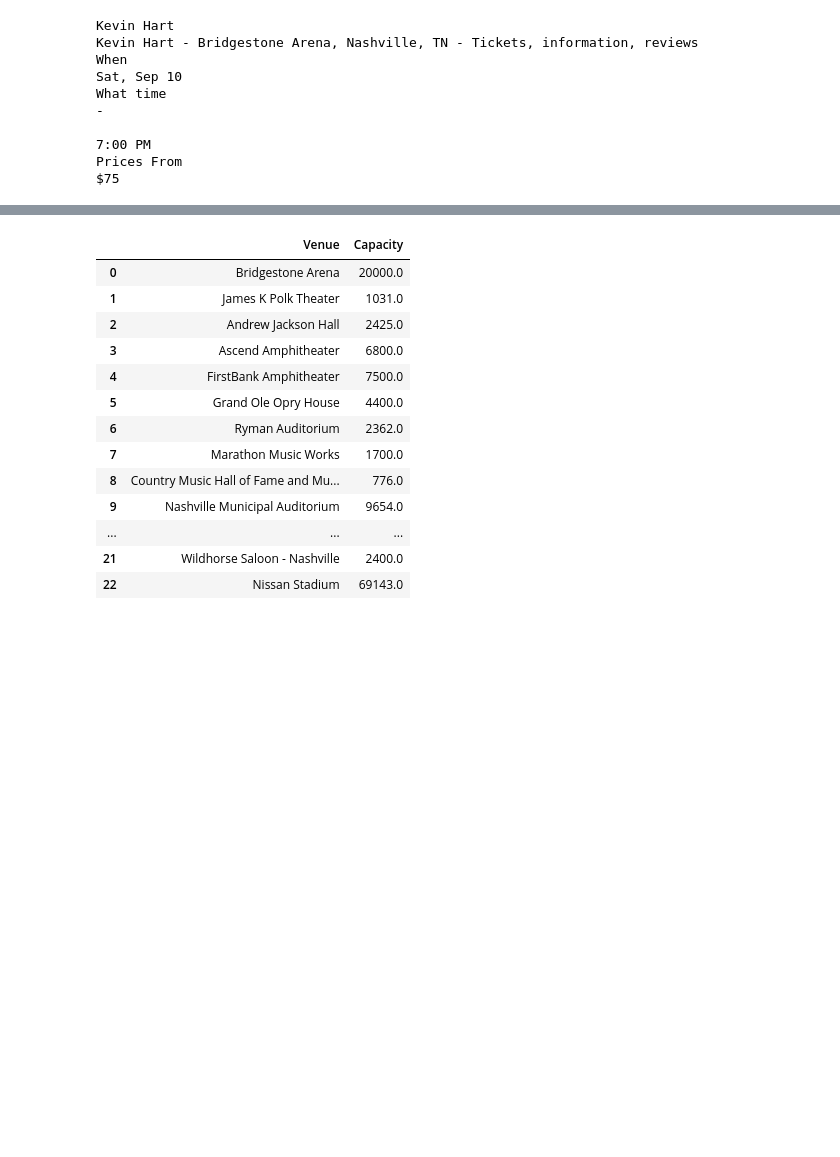
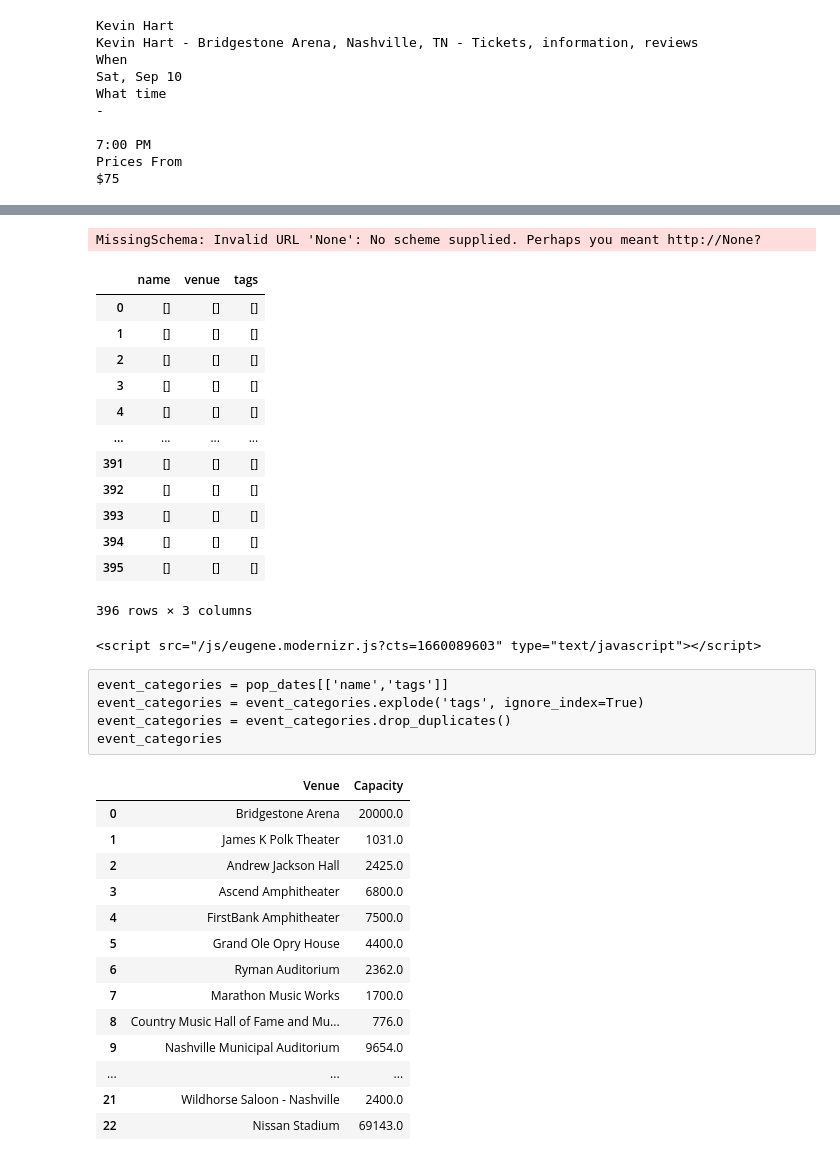
Before and after one commit to michaelcnorman/DDA7-Capstone-Michael, a Jupyter notebook: notebooks/Webscraping events.ipynb, the cells around one changed output, grey strips where cells are left out. Saved outputs shown, nothing was run; the diff lists cells and outputs as text; code cells hidden in the pictures; blank space fills up the shorter version.

```diff
--- a/notebooks/Webscraping events.ipynb
+++ b/notebooks/Webscraping events.ipynb
@@ -521,3 +573,51 @@ most_popular_events
+# %%
+show_times = []
+
+for index, row in unique_shows_df.iterrows():
+    ticketing = row['ticketlink']
+    info = row['infolink']
+    event = row['event']
+    venue = row['venue']
+    tr = requests.get(ticketing, headers=headers)
+    ticket_soup = BS(tr.text,'html.parser')
+    ir = requests.get(info, headers=headers)
+    info_soup = BS(ir.text,'html.parser')
+    shows = {
+      'name' : event,
+      'venue': venue,
+      'tags' : [entry.text for entry in info_soup.find_all('a', {'class':'tag reverse'})],
+      #'dates': [entry.text for entry in shows_soup.find_all('div',{'class':'col1'})],
+      'times': [entry.text for entry in ticket_soup.find_all('div',{'class':'fc-perf-time'})]
+      #'time2': [entry.text for entry in shows_soup.find_all('div',{'class':'col3'})]
+            }
+    show_times.append(shows)
+# %% [output]
+MissingSchema: Invalid URL 'None': No scheme supplied. Perhaps you meant http://None?
+# %%
+pd.DataFrame(show_times)
+# %% [output]
+|  | name | venue | tags |
+| 0 | [] | [] | [] |
+| 1 | [] | [] | [] |
+| 2 | [] | [] | [] |
+| 3 | [] | [] | [] |
+| 4 | [] | [] | [] |
+| ... | ... | ... | ... |
+| 391 | [] | [] | [] |
+| 392 | [] | [] | [] |
+| 393 | [] | [] | [] |
+| 394 | [] | [] | [] |
+| 395 | [] | [] | [] |
+396 rows × 3 columns
+# %%
+rent_soup.find('script')
+# %% [output]
+<script src="/js/eugene.modernizr.js?cts=1660089603" type="text/javascript"></script>
+# %% [raw]
+event_categories = pop_dates[['name','tags']]
+event_categories = event_categories.explode('tags', ignore_index=True)
+event_categories = event_categories.drop_duplicates()
+event_categories
 # %%
 venue_capacities = pd.read_excel('../data/venue_capacities.xlsx').drop(columns='Source')
 # %%
```
Also changed, not shown: parts of 34 cells of this notebook, 3 other files.
